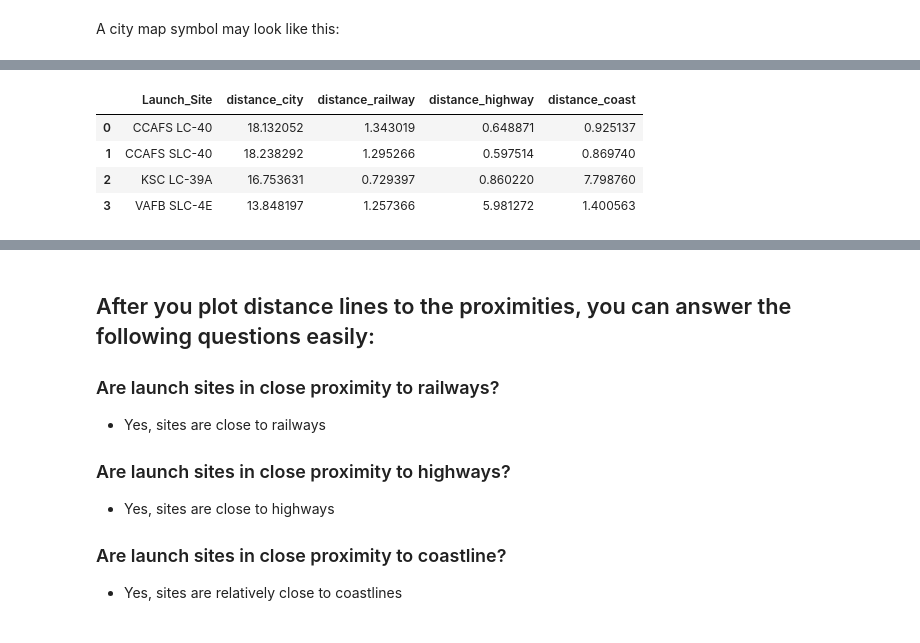
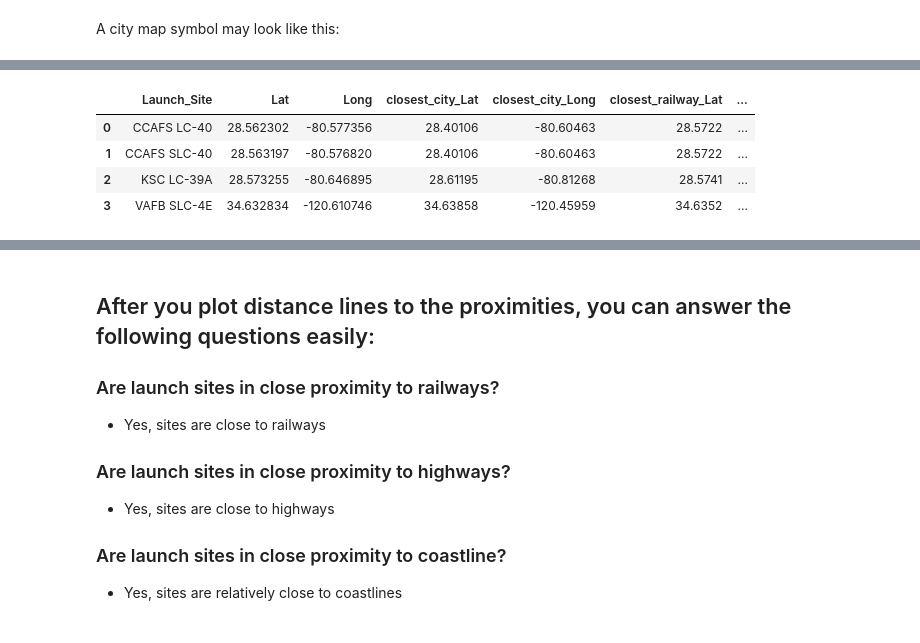
Before and after one commit to cogphn/ds-repo1, a Jupyter notebook: lab_jupyter_launch_site_location.ipynb, the cells around one changed output, grey strips where cells are left out. Cells and saved outputs as stored; diff of their text form; code cells hidden in the pictures.

```diff
--- a/lab_jupyter_launch_site_location.ipynb
+++ b/lab_jupyter_launch_site_location.ipynb
@@ -437,56 +437,10 @@ proximities_raw = [
 # build data frame
 proximities_df = pd.DataFrame(proximities_raw)
 
-# add distance columns for cities, railways and highways
-for i,r in proximities_df.iterrows():
-    site_coordinate = (r.Lat, r.Long)
+proximities_df['city_distance'] = proximities_df.apply(lambda x: calculate_distance(x['Lat'], x['Long'], x['closest_city_Lat'], x['closest_city_Long']), axis=1)
+proximities_df['railway_distance'] = proximities_df.apply(lambda x: calculate_distance(x['Lat'], x['Long'], x['closest_railway_Lat'], x['closest_railway_Long']), axis=1)
+proximities_df['highway_distance'] = proximities_df.apply(lambda x: calculate_distance(x['Lat'], x['Long'], x['closest_highway_Lat'], x['closest_highway_Long']), axis=1)
+proximities_df['coast_distance'] = proximities_df.apply(lambda x: calculate_distance(x['Lat'], x['Long'], x['closest_coast_Lat'], x['closest_coast_Long']), axis=1)
 
-    city_coordinate = (r.closest_city_Lat, r.closest_city_Long)
-    railway_coordinate = (r.closest_railway_Lat, r.closest_railway_Long)
-    highway_coordinate = (r.closest_highway_Lat, r.closest_railway_Long)
-    coast_coordinate = (r.closest_coast_Lat, r.closest_coast_Long)
-
-    # city
-    distance_city = calculate_distance(r.Lat, r.Long, r.closest_city_Lat, r.closest_city_Long)
-    #city_coordinate = [r.closest_city_Lat,r.closest_city_Long]
-    city_marker = folium.Marker( [r.closest_city_Lat, r.closest_city_Long],
-                                icon=DivIcon(icon_size=(20,20),icon_anchor=(0,0),
-                                html='<div style="font-size: 12; color:#d35400;"><b>%s</b></div>' % "{:10.2f} KM".format(distance_city),))
-    city_line=folium.PolyLine([site_coordinate,city_coordinate], weight=1)
-    site_map.add_child(city_marker)
-    site_map.add_child(city_line)
-    proximities_df.at[i,'distance_city'] = distance_city
-
-    # railway
-    distance_railway = calculate_distance(r.Lat, r.Long, r.closest_railway_Lat, r.closest_railway_Long)
-    railway_marker = folium.Marker( [r.closest_railway_Lat, r.closest_railway_Long],
-                                icon=DivIcon(icon_size=(20,20),icon_anchor=(0,0),
-                                html='<div style="font-size: 12; color:#d35400;"><b>%s</b></div>' % "{:10.2f} KM".format(distance_railway),))
-    railway_line=folium.PolyLine([site_coordinate,railway_coordinate], weight=1)
-    site_map.add_child(railway_marker)
-    site_map.add_child(railway_line)
-    proximities_df.at[i,'distance_railway'] = distance_railway
-
-    # highway
-    distance_highway = calculate_distance(r.Lat, r.Long, r.closest_highway_Lat, r.closest_highway_Long)
-    highway_marker = folium.Marker( [r.closest_highway_Lat, r.closest_highway_Long],
-                                icon=DivIcon(icon_size=(20,20),icon_anchor=(0,0),
-                                html='<div style="font-size: 12; color:#d35400;"><b>%s</b></div>' % "{:10.2f} KM".format(distance_highway),))
-    highway_line=folium.PolyLine([site_coordinate,highway_coordinate], weight=1)
-    site_map.add_child(highway_marker)
-    site_map.add_child(highway_line)
-    proximities_df.at[i,'distance_highway'] = distance_highway
-
-    # coast
-    distance_coast = calculate_distance(r.Lat, r.Long, r.closest_coast_Lat, r.closest_coast_Long)
-    coast_marker = folium.Marker( [r.closest_coast_Lat, r.closest_coast_Long],
-                                icon=DivIcon(icon_size=(20,20),icon_anchor=(0,0),
-                                html='<div style="font-size: 12; color:#d35400;"><b>%s</b></div>' % "{:10.2f} KM".format(distance_coast),))
-    coast_line=folium.PolyLine([site_coordinate,coast_coordinate], weight=1)
-    site_map.add_child(coast_marker)
-    site_map.add_child(coast_line)
-    proximities_df.at[i,'distance_coast'] = distance_coast
-#
-#check new data frame
-site_map
+proximities_df.head()
 # %% [output]
@@ -494,8 +447,5 @@ site_map
+|  | Launch_Site | Lat | Long | closest_city_Lat | closest_city_Long | closest_railway_Lat | ... |
+| 0 | CCAFS LC-40 | 28.562302 | -80.577356 | 28.40106 | -80.60463 | 28.5722 | ... |
+| 1 | CCAFS SLC-40 | 28.563197 | -80.576820 | 28.40106 | -80.60463 | 28.5722 | ... |
+| 2 | KSC LC-39A | 28.573255 | -80.646895 | 28.61195 | -80.81268 | 28.5741 | ... |
+| 3 | VAFB SLC-4E | 34.632834 | -120.610746 | 34.63858 | -120.45959 | 34.6352 | ... |
-# %%
-proximities_df[['Launch_Site','distance_city','distance_railway','distance_highway','distance_coast']]
-# %% [output]
-|  | Launch_Site | distance_city | distance_railway | distance_highway | distance_coast |
-| 0 | CCAFS LC-40 | 18.132052 | 1.343019 | 0.648871 | 0.925137 |
-| 1 | CCAFS SLC-40 | 18.238292 | 1.295266 | 0.597514 | 0.869740 |
-| 2 | KSC LC-39A | 16.753631 | 0.729397 | 0.860220 | 7.798760 |
-| 3 | VAFB SLC-4E | 13.848197 | 1.257366 | 5.981272 | 1.400563 |
```
Also changed, not shown: parts of 10 cells of this notebook.
